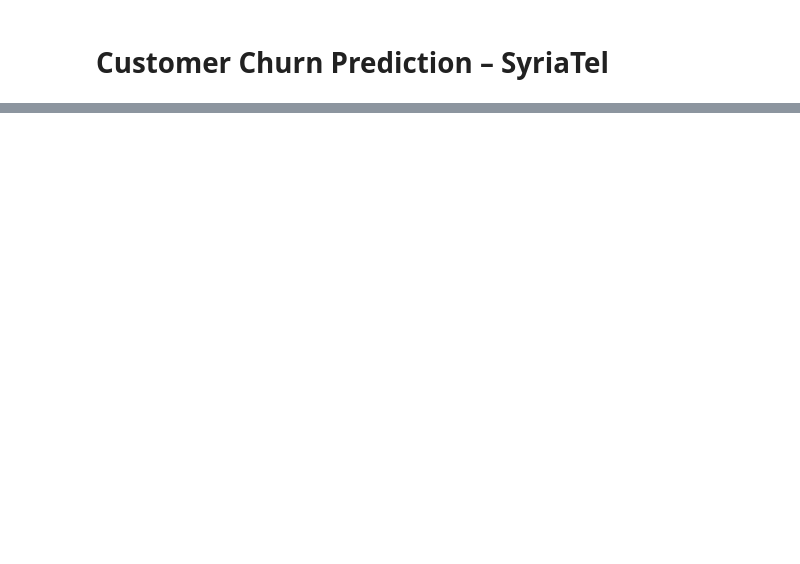
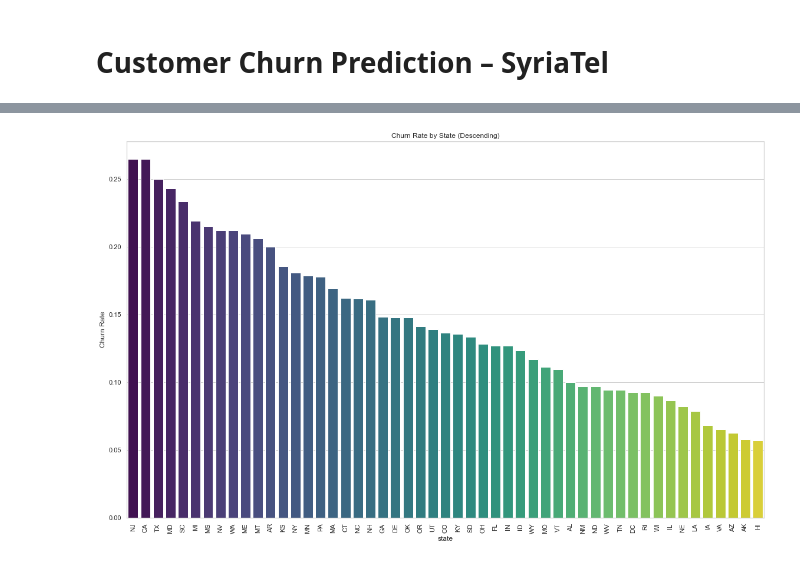
Before and after one commit to Kelvin-M02/customer-churn-prediction-phase3-project, a Jupyter notebook: notebooks/churn_analysis.ipynb, the cells around one changed output, grey strips where cells are left out. Cells and saved outputs as stored; diff of their text form; code cells hidden in the pictures; blank space fills up the shorter version.

```diff
--- a/notebooks/churn_analysis.ipynb
+++ b/notebooks/churn_analysis.ipynb
@@ -61,0 +261,8 @@ Ultimately, leveraging machine learning to predict churn enables SyriaTel to mov
+# %%
+# Calculate churn rate for each state
+
+state_churn = churn_df.groupby('state')['churn'].agg(total_customers='count', churned='sum')
+state_churn['churn_rate'] = state_churn['churned'] / state_churn['total_customers']
+state_churn = state_churn.sort_values('churn_rate', ascending=False)
+
+print(state_churn.head(10))
@@ -61,0 +282,12 @@ Ultimately, leveraging machine learning to predict churn enables SyriaTel to mov
+# %%
+# Visualize churn rate by state
+
+plt.figure(figsize=(16, 10))
+sns.barplot(x=state_churn.index, y=state_churn['churn_rate'], palette='viridis')
+plt.xticks(rotation=90)
+plt.ylabel('Churn Rate')
+plt.title('Churn Rate by State (Descending)')
+plt.tight_layout()
+plt.show()
+# %% [output]
+[figure, added]
```
Also changed, not shown: parts of 29 cells of this notebook.
